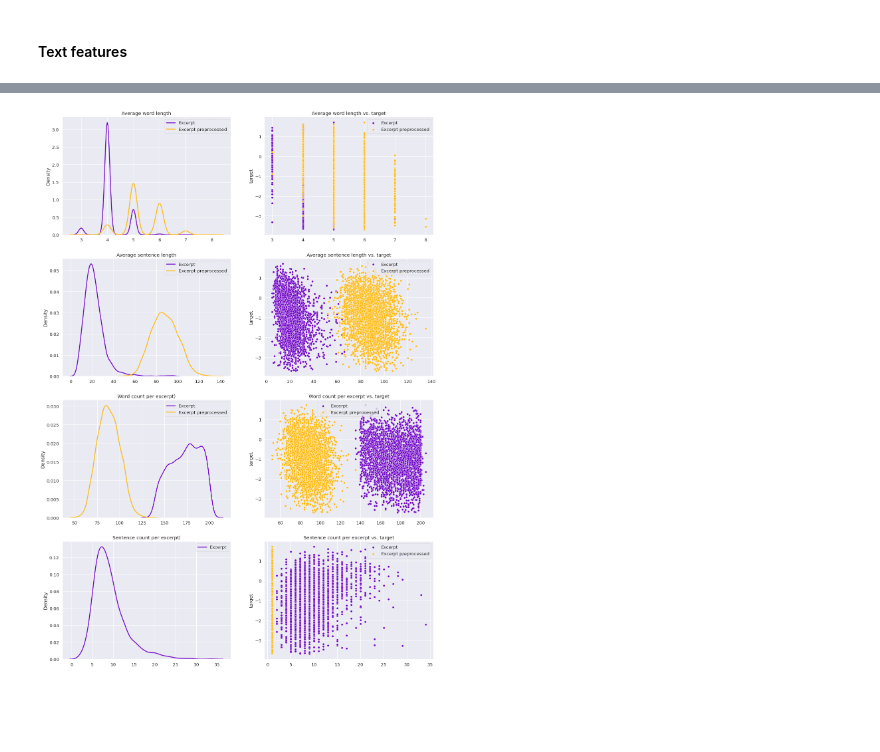
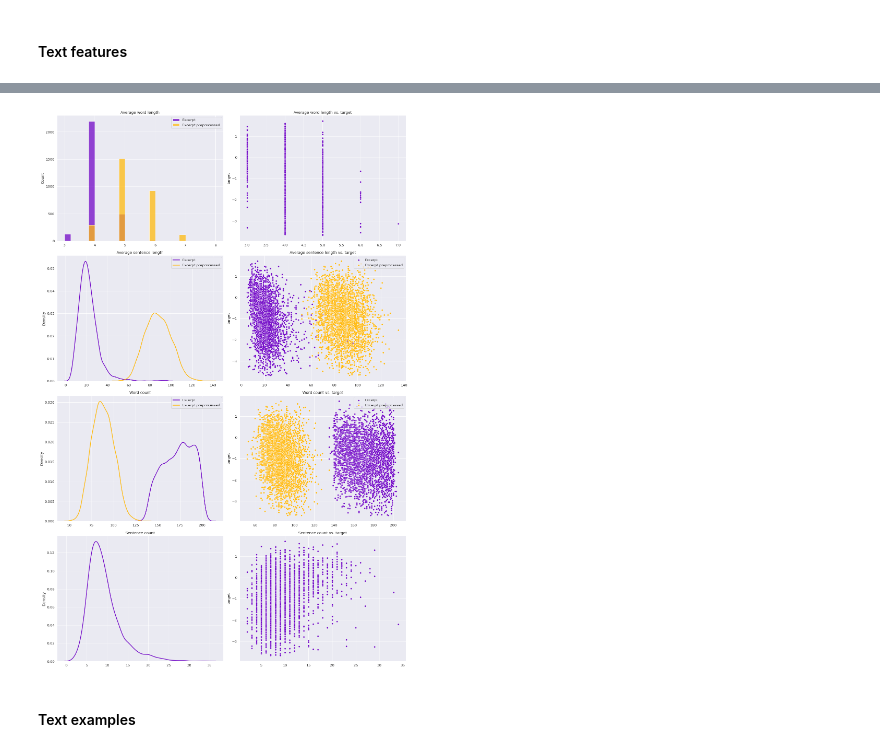
Before and after one commit to HeleneFabia/commonlit-readability, a Jupyter notebook: notebooks/eda.ipynb, the cells around one changed output, grey strips where cells are left out. Saved outputs shown, nothing was run; the diff lists cells and outputs as text; code cells hidden in the pictures; blank space fills up the shorter version.

```diff
--- a/notebooks/eda.ipynb
+++ b/notebooks/eda.ipynb
@@ -224,40 +160,36 @@ train_df.head(3)
-# %%
-def get_kdeplot(col1, col2, title):
-    sns.kdeplot(train_df[col1], color=palette[0], label="Excerpt") #, ax=ax[axis])
-    sns.kdeplot(train_df[col2], color=palette[4], label="Excerpt preprocessed") #, ax=ax[axis])
-    plt.title(title)
-    plt.xlabel("")
-    plt.legend(['Excerpt', 'Excerpt preprocessed'])
-
-def get_scatterplot(col1, col2, title):
-    sns.scatterplot(data=train_df, x=col1, y="target", color=palette[0]) #, ax=ax[axis])  # TODO: find better plot!
-    sns.scatterplot(data=train_df, x=col2, y="target", color=palette[4]) #, ax=ax[axis])
-    plt.title(title)
-    plt.xlabel("")
-    plt.legend(['Excerpt', 'Excerpt preprocessed'])
-# %%
-plt.figure(figsize=(20,30))
-
-plt.subplot(4, 2, 1)
-get_kdeplot("avg_chars_per_word", "avg_chars_per_word_preprocessed", "Average word length")
-plt.subplot(4, 2, 2)
-get_scatterplot("avg_chars_per_word", "avg_chars_per_word_preprocessed", "Average word length vs. target")
-
-plt.subplot(4, 2, 3)
-get_kdeplot("avg_words_per_sentence", "avg_words_per_sentence_preprocessed", "Average sentence length")
-plt.subplot(4, 2, 4)
-get_scatterplot("avg_words_per_sentence", "avg_words_per_sentence_preprocessed", "Average sentence length vs. target")
-
-plt.subplot(4, 2, 5)
-get_kdeplot("avg_words_per_excerpt", "avg_words_per_excerpt_preprocessed", "Word count per excerpt")
-plt.subplot(4, 2, 6)
-get_scatterplot("avg_words_per_excerpt", "avg_words_per_excerpt_preprocessed", "Word count per excerpt vs. target")
-
-plt.subplot(4, 2, 7)
-get_kdeplot("sentences_per_excerpt", "sentences_per_excerpt_preprocessed", "Sentence count per excerpt")
-plt.subplot(4, 2, 8)
-get_scatterplot("sentences_per_excerpt", "sentences_per_excerpt_preprocessed", "Sentence count per excerpt vs. target")
-
-plt.show();
-# %% [output]
-[figure, removed]
+# %%
+plt.figure(figsize=(20, 30))
+
+col1 = "word_length"
+col2 = "word_length_preprocessed"
+plt.subplot(4, 2, 1)
+get_histplot(df=train_df, col1=col1, col2=col2, title="Average word length")
+plt.subplot(4, 2, 2)
+get_scatterplot(df=train_df, col1=col1, title="Average word length vs. target")
+
+col1 = "sentence_length"
+col2 = "sentence_length_preprocessed"
+plt.subplot(4, 2, 3)
+get_kdeplot(df=train_df, col1=col1, col2=col2, title="Average sentence length")
+plt.subplot(4, 2, 4)
+get_scatterplot(df=train_df, col1=col1, col2=col2, title="Average sentence length vs. target")
+
+col1 = "word_count"
+col2 = "word_count_preprocessed"
+plt.subplot(4, 2, 5)
+get_kdeplot(df=train_df, col1=col1, col2=col2, title="Word count")
+plt.subplot(4, 2, 6)
+get_scatterplot(df=train_df, col1=col1, col2=col2, title="Word count vs. target")
+
+col1 = "sentence_count"
+plt.subplot(4, 2, 7)
+get_kdeplot(df=train_df, col1=col1, title="Sentence count")
+plt.subplot(4, 2, 8)
+get_scatterplot(df=train_df, col1=col1, title="Sentence count vs. target")
+
+plt.tight_layout()
+plt.show();
+# %% [output]
+[figure, added]
+# %% [markdown]
+#### Text examples
```
Also changed, not shown: parts of 20 cells of this notebook.
